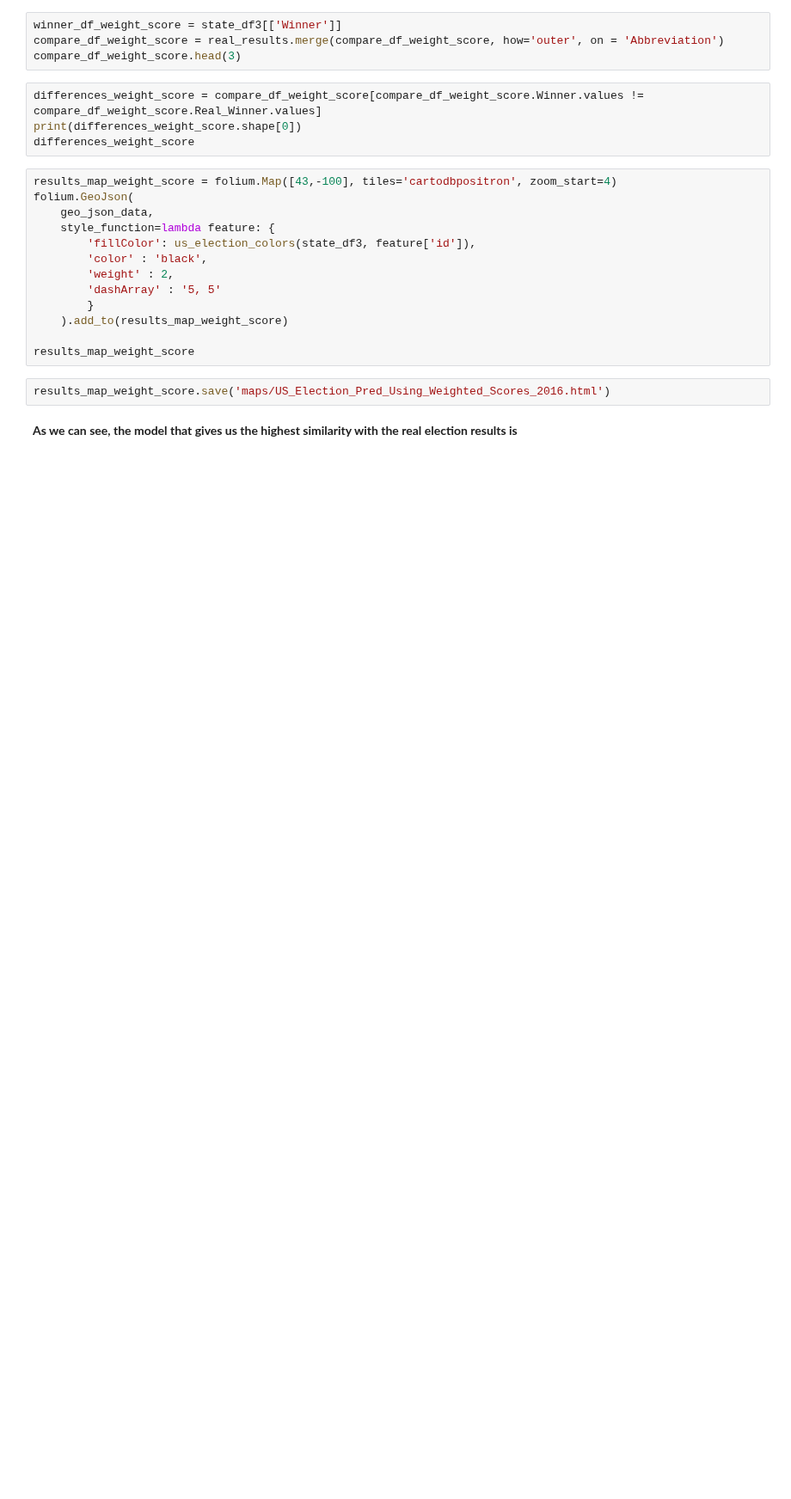
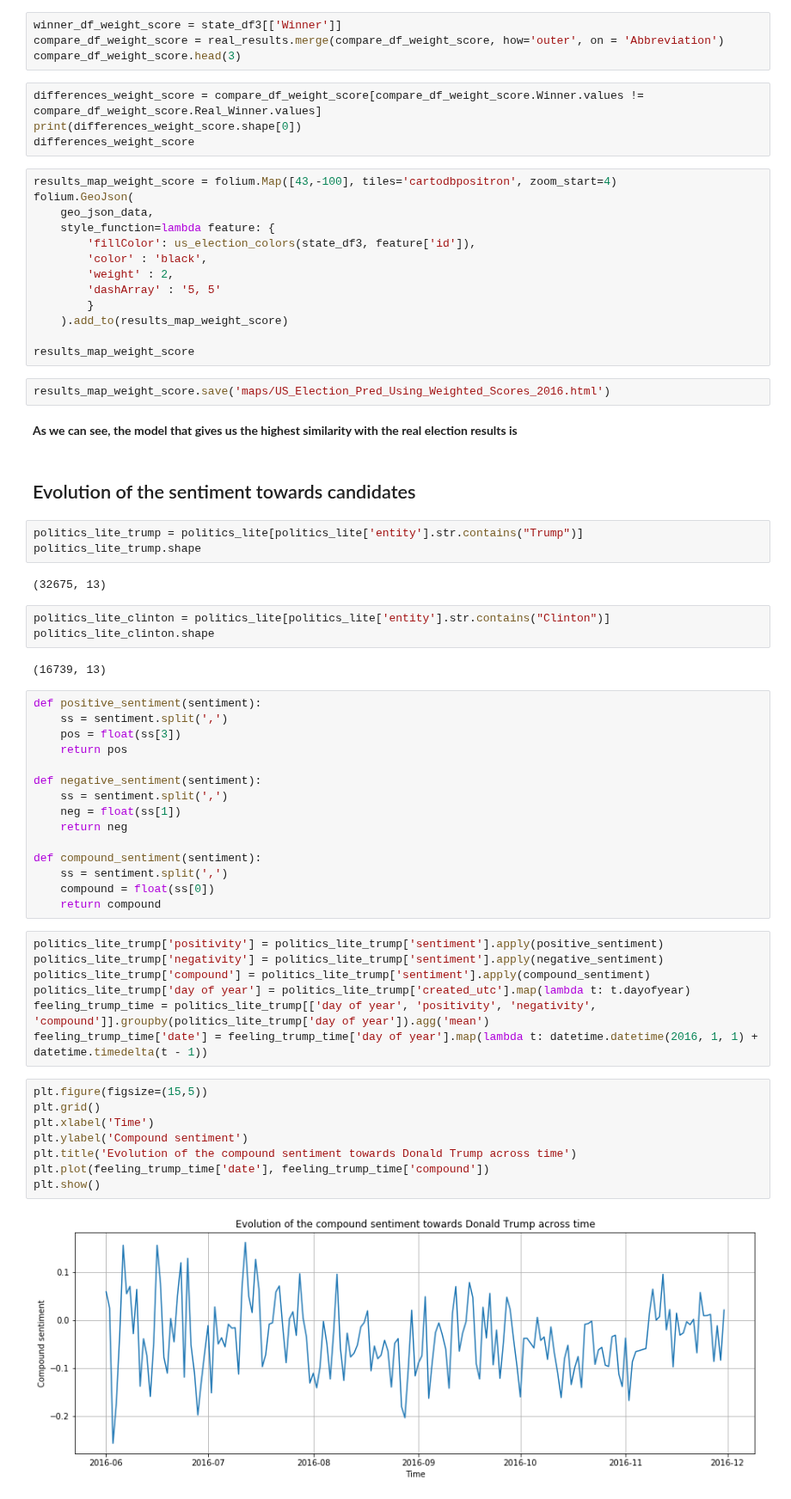
Before and after one commit to arthishow/Project, a Jupyter notebook: Final project.ipynb, the cells around one changed output. Shown at 86% size. Drawn from its saved outputs; the diff is of its cells as text; blank space fills up the shorter version.

Commit message:
fluctutation of candidate popularity

```diff
--- a/Final project.ipynb
+++ b/Final project.ipynb
@@ -680,3 +681,47 @@ results_map_weight_score
 results_map_weight_score.save('maps/US_Election_Pred_Using_Weighted_Scores_2016.html')
 # %% [markdown]
 **As we can see, the model that gives us the highest similarity with the real election results is**
+# %% [markdown]
+## Evolution of the sentiment towards candidates
+# %%
+politics_lite_trump = politics_lite[politics_lite['entity'].str.contains("Trump")]
+politics_lite_trump.shape
+# %% [output]
+(32675, 13)
+# %%
+politics_lite_clinton = politics_lite[politics_lite['entity'].str.contains("Clinton")]
+politics_lite_clinton.shape
+# %% [output]
+(16739, 13)
+# %%
+def positive_sentiment(sentiment):
+    ss = sentiment.split(',')
+    pos = float(ss[3])
+    return pos
+
+def negative_sentiment(sentiment):
+    ss = sentiment.split(',')
+    neg = float(ss[1])
+    return neg
+
+def compound_sentiment(sentiment):
+    ss = sentiment.split(',')
+    compound = float(ss[0])
+    return compound
+# %%
+politics_lite_trump['positivity'] = politics_lite_trump['sentiment'].apply(positive_sentiment)
+politics_lite_trump['negativity'] = politics_lite_trump['sentiment'].apply(negative_sentiment)
+politics_lite_trump['compound'] = politics_lite_trump['sentiment'].apply(compound_sentiment)
+politics_lite_trump['day of year'] = politics_lite_trump['created_utc'].map(lambda t: t.dayofyear)
+feeling_trump_time = politics_lite_trump[['day of year', 'positivity', 'negativity', 'compound']].groupby(politics_lite_trump['day of year']).agg('mean')
+feeling_trump_time['date'] = feeling_trump_time['day of year'].map(lambda t: datetime.datetime(2016, 1, 1) + datetime.timedelta(t - 1))
+# %%
+plt.figure(figsize=(15,5))
+plt.grid()
+plt.xlabel('Time')
+plt.ylabel('Compound sentiment')
+plt.title('Evolution of the compound sentiment towards Donald Trump across time')
+plt.plot(feeling_trump_time['date'], feeling_trump_time['compound'])
+plt.show()
+# %% [output]
+[figure, added]
```
Also changed, not shown: parts of 3 cells of this notebook.
